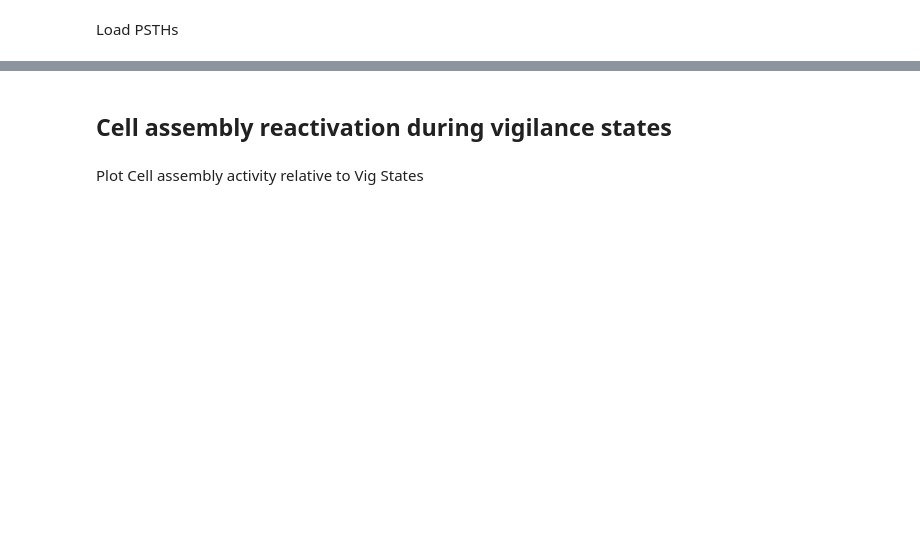
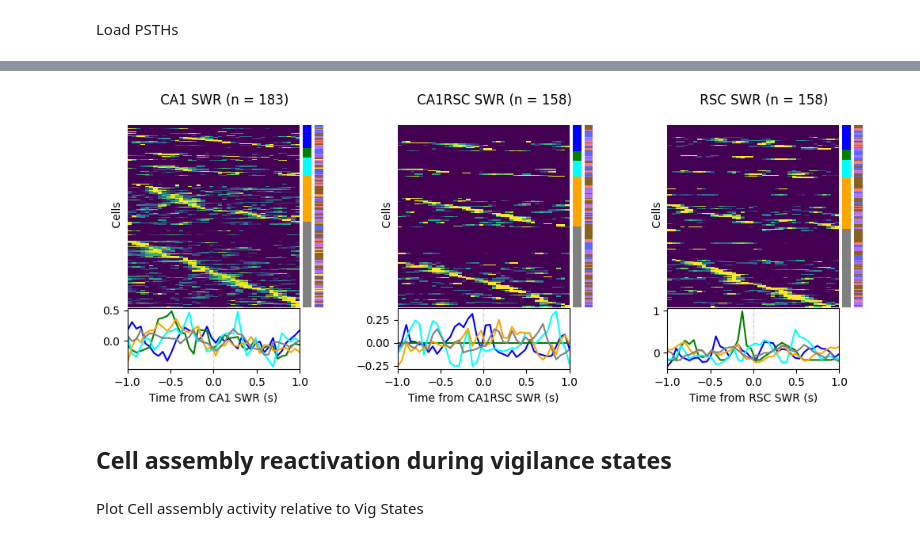
Before and after one commit to melodieborel/HayLabAnalysis, a Jupyter notebook: python/_MINIOE_6_plot_activity_and_reactivation.ipynb, the cells around one changed output, grey strips where cells are left out. Cells and saved outputs as stored; diff of their text form; code cells hidden in the pictures; blank space fills up the shorter version.

```diff
--- a/python/_MINIOE_6_plot_activity_and_reactivation.ipynb
+++ b/python/_MINIOE_6_plot_activity_and_reactivation.ipynb
@@ -132,20 +133,21 @@ path=f"//10.69.168.1/crnldata/forgetting/Aurelie/MiniscopeOE_analysis/Exploratio
 # %% [markdown]
 Load Global Table
 # %%
-with open(f"{path}/SWR_Global.pkl", "rb") as f:
+path2=f"/crnldata/forgetting/Aurelie/MiniscopeOE_analysis/Exploration_task/{analysisfolder2}/" #//10.69.168.1
+with open(f"{path2}/SWR_Global.pkl", "rb") as f:
     SWR = pickle.load(f)
 SWR['SWR_ID'] = SWR['Mice'] +'_'+ SWR['Session'] + '_'+ SWR['SWRNumber'].astype(str)
 SWR['SWRlenght'] = SWR['SWRDuration'].apply(lambda x: 'Long' if x >= 47 else 'Short')
 SWR['Neuron_Identity'] = SWR['Unit_ID'].map(id_to_cluster)
 SWR['Spatially_tuned'] = SWR['Unit_ID'].map(Spatial_id_to_cluster)
-SWR.to_csv(f"{path}/SWR_Global_ID.csv", index=False)
+SWR.to_csv(f"{path2}/SWR_Global_ID.csv", index=False)
 
-with open(f"{path}/Spdl_Global.pkl", "rb") as f:
+with open(f"{path2}/Spdl_Global.pkl", "rb") as f:
     SPDL = pickle.load(f)
 SPDL['Spdl_ID'] = SPDL['Mice'] +'_'+ SPDL['Session'] + '_'+ SPDL['SpdlNumber'].astype(str)
 SPDL['Neuron_Identity'] = SPDL['Unit_ID'].map(id_to_cluster)
 SPDL['Spatially_tuned'] = SPDL['Unit_ID'].map(Spatial_id_to_cluster)
-SPDL.to_csv(f"{path}/Spdl_Global_ID.csv", index=False)
+SPDL.to_csv(f"{path2}/Spdl_Global_ID.csv", index=False)
 # %% [markdown]
 Proportion SWRs statuts
 # %%
@@ -178,20 +183,20 @@ plt.show()
 # %% [markdown]
 Load PSTHs
 # %%
-Oscillations={'SPDL', 'SWR'}
+Oscillations={'Spdl', 'SWR'}
 Oscillations={'SWR'}
 
 Data='Ca'
-Coupling='PreCoupled'
-save = 0
+Coupling=''
+save = 1
 
 for Osc in Oscillations:
     if Osc == 'SWR':
         Ctx= {'CA1', 'RSC','CA1RSC'}
-    elif Osc == 'SPDL':
+    elif Osc == 'Spdl':
         Ctx= {'S1', 'PFC','S1PFC'}
     for ctx in Ctx:
-        filename=f"{path}/{Osc}_{Data}PSTH_{Coupling}{ctx}.pkl"
+        filename=f"{path2}/{Osc}_{Data}PSTH_{Coupling}{ctx}.pkl"
         with open(filename, 'rb') as pickle_file:
             locals()[f'{Osc}_{ctx}'] = dict(pickle.load(pickle_file))
 # %%
@@ -207,6 +212,6 @@ SWR_CA1= result
 # %%
-label_colors = {'PC': 'cyan', 'PC&HD': 'purple', 'HD': 'blue', 'BodyMotion': 'orange'}
-label_colors2 = {'BC': 'cyan', 'RC': 'red', 'RL': 'magenta', 'YL': 'yellow'}
+label_colors = {'HD': 'blue', 'PC&HD': 'green', 'PC': 'cyan', 'BodyMotion': 'orange', 'unclassified': 'grey'}
+label_colors2 = {'BrC': "#8B6120FF", 'PC': "#AF72FFFF", 'BC': "#5869FFFF", 'RC': "#FF7979FF", 'RL':"#FF6FD4FD", 'YL': "#FFE96EFF"}
 
 window = [-1, 1]  # from -10s to +10s around each event
 bin_width = 1/20
@@ -215,7 +220,7 @@ bins = np.arange(window[0], window[1] + bin_width, bin_width)
 for Osc in Oscillations:
     if Osc == 'SWR':
         Ctx= {'CA1', 'RSC','CA1RSC'}
-    elif Osc == 'SPDL':
+    elif Osc == 'Spdl':
         Ctx= {'S1', 'PFC','S1PFC'}
 
     fig = plt.figure(figsize=(10, 4))
@@ -227,38 +232,39 @@ for Osc in Oscillations:
 
         PSTH = locals()[f'{Osc}_{ctx}']
         PSTH_filt = {k: v for k, v in PSTH.items() if k in df_VigSt['Unit_ID'].values}
-        PSTH_filt_norm = {key: data - np.nanmean(data[:, :data.shape[1] // 4], axis=1)[:, None] for key, data in PSTH_filt.items()}
+        PSTH_filt_baselined = {key: data - np.nanmean(data[:, :data.shape[1] // 4], axis=1)[:, None] for key, data in PSTH_filt.items()}
         #data = np.array([np.nanmean(zscore(PSTH_filt_norm[key], axis=1), axis= 0) for key in PSTH_filt_norm.keys()])
-        data = np.array([np.nanmean(PSTH_filt_norm[key], axis= 0) for key in PSTH_filt_norm.keys()])
-        psth_df = pd.DataFrame(data.T, columns = list(PSTH_filt_norm.keys()))
-        psth_df_n = psth_df# / psth_df.max()
+        data = np.array([np.nanmean(PSTH_filt_baselined[key], axis= 0) for key in PSTH_filt_baselined.keys()])
+        psth_df = pd.DataFrame(data.T, columns = list(PSTH_filt_baselined.keys()))
+
+        # identify cell identity
+        psth_df = psth_df.T
+        psth_df['Unit_ID']=psth_df.index
+        psth_df = pd.merge(psth_df, df_VigSt[['Unit_ID', 'Mice', 'Neuron_Identity']].drop_duplicates(), on='Unit_ID', how='outer')
+        psth_df["Neuron_Identity"] = psth_df["Neuron_Identity"].str.replace("_", "", regex=False)
+        psth_df.index=  psth_df["Mice"] + "_" + psth_df["Unit_ID"] + "_" + psth_df["Neuron_Identity"]
+        psth_df = psth_df.drop(["Unit_ID", "Neuron_Identity", "Mice"], axis=1)
+
+        psth_df = psth_df.dropna(how='any') # remove cells not recorded during oscillations
+        psth_df = psth_df[psth_df.index.str.split('_').str[-1] != 'unclassified'] if 'unclassified' not in label_colors.keys() else psth_df
+        psth_df = psth_df[psth_df.index.str.split('_').str[-1] != 'nan']
+        psth_df = psth_df[~psth_df.index.isna()]
+
+        # normalize each row
+        psth_df_n = psth_df.divide(psth_df.max(axis=1), axis='index')
+        psth_df_n = zscore(psth_df, axis=1)
         psth_df_n = psth_df_n.replace(np.nan, 0)
-        max_row_pos = psth_df_n.values.argmax(axis=0)
-        col_sums = psth_df_n.sum()
-        col_info = pd.DataFrame({'col': psth_df_n.columns,'max_pos': max_row_pos,'sum': col_sums.values})
-        col_info_sorted = col_info.sort_values(by=['max_pos', 'sum'])
-        psth_df_s = psth_df_n[col_info_sorted['col'].values]
-        psth_df_s = psth_df_s.loc[:, (psth_df_s != 0).any(axis=0)]
-        df = psth_df_s.T
 
-        df = psth_df.T
+        # or do not normalize
+        #psth_df_n = psth_df.replace(np.nan, 0)
 
-        df['Unit_ID']=df.index
-        df = pd.merge(df, df_VigSt[['Unit_ID', 'Mice', 'Neuron_Identity']].drop_duplicates(), on='Unit_ID', how='outer')
-        df["Neuron_Identity"] = df["Neuron_Identity"].str.replace("_", "", regex=False)
-
-        order = ["HD", "PC", "PC&HD", "BodyMotion"]
-        order_map = {v: i for i, v in enumerate(order)}
-        df["_sort_key"] = df["Neuron_Identity"].map(order_map)
-        df = df.sort_values("_sort_key").drop(columns="_sort_key")
-
-        df.index=  df["Mice"] + "_" + df["Unit_ID"] + "_" + df["Neuron_Identity"]
-        df = df.drop(["Unit_ID", "Neuron_Identity", "Mice"], axis=1)
-
-        df = df.dropna(how='all')
-        df = df[df.index.str.split('_').str[-1] != 'unclassified']
-        df = df[df.index.str.split('_').str[-1] != 'nan']
-        df = df[~df.index.isna()]
+        # sort by max activity position & sort by identity
+        max_col_pos = psth_df_n.values.argmax(axis=1)
+        psth_df_n['max_col_pos']= max_col_pos
+        order_map = {v: i for i, v in enumerate(label_colors.keys())}
+        psth_df_n["neuronID"] =[str(idx).split('_')[-1] for idx in psth_df_n.index.tolist()]
+        psth_df_n["neuronID"] = psth_df_n["neuronID"].map(order_map)
+        df = psth_df_n.sort_values(["neuronID", "max_col_pos"]).drop(columns="max_col_pos").drop(columns="neuronID")
 
         if len(df)>0:
 
@@ -275,20 +281,20 @@ for Osc in Oscillations:
             cmap2 = ListedColormap([label_colors2[k] for k in label_colors2])
 
             ax_heatmap = subfig.add_subplot(gs[0, 0])
-            sns.heatmap(df, ax=ax_heatmap, cmap="viridis", cbar=False, cbar_kws={'location': 'top'}, yticklabels=False, vmin=-.0, vmax=.1)
+            sns.heatmap(df, ax=ax_heatmap, cmap="viridis", cbar=False, cbar_kws={'location': 'top'}, yticklabels=False, vmin=-.0, vmax=2)
             ax_heatmap.set_yticklabels([])
             ax_heatmap.set_xticks([])
             ax_heatmap.set_ylabel(f" Cells")
             ax_heatmap.collections[0].set_rasterized(True) if save else None
 
             ax_ann = subfig.add_subplot(gs[0, 1])
-            sns.heatmap(color_array, ax=ax_ann, cmap=cmap1, cbar=False)
+            sns.heatmap(color_array, ax=ax_ann, cmap=cmap1, cbar=False, vmin=0, vmax=len(label_colors) - 1)
             ax_ann.set_xticks([])
             ax_ann.set_yticks([])
             ax_ann.tick_params(left=False, right=False)
 
             ax_ann2 = subfig.add_subplot(gs[0, 2])
-            sns.heatmap(color_array2, ax=ax_ann2, cmap='Set3', cbar=False)
+            sns.heatmap(color_array2, ax=ax_ann2, cmap=cmap2, cbar=False, vmin=0, vmax=len(label_colors2) - 1)
             ax_ann2.set_xticks([])
             ax_ann2.set_yticks([])
             ax_ann2.tick_params(left=False, right=False)
@@ -302,9 +308,10 @@ for Osc in Oscillations:
                 ax_bottom.plot(time_bins, (np.mean(df_a, axis=0)), color=label_colors[label])
             ax_bottom.set_xlabel(f"Time from {ctx} {Osc} (s)")
             ax_bottom.set_xlim(window[0], window[1])
-            ax_bottom.set_ylim(-.03, .03)
+            #ax_bottom.set_ylim(-.5, .5)
 
             subfig.suptitle(f'{Coupling} {ctx} {Osc} (n = {len(df)})')
     plt.tight_layout()
-    plt.savefig(f'{Path(path)}/AllCell_NeuronID_RSheatmap&traces_{Coupling}{Osc}.svg', format='svg', bbox_inches='tight', pad_inches=0, transparent=True) if save else None
+    plt.savefig(f'{Path(path2)}/AllCell_NeuronID_RSheatmap&traces_{Coupling}{Osc}.svg', format='svg', bbox_inches='tight', pad_inches=0, transparent=True) if save else None
     plt.show()
+# %% [output]
@@ -311,2 +319,3 @@ for Osc in Oscillations:
+[figure, added]
 # %% [markdown]
 ## Cell assembly reactivation during vigilance states
```
Also changed, not shown: parts of 55 cells of this notebook, 8 other files.
